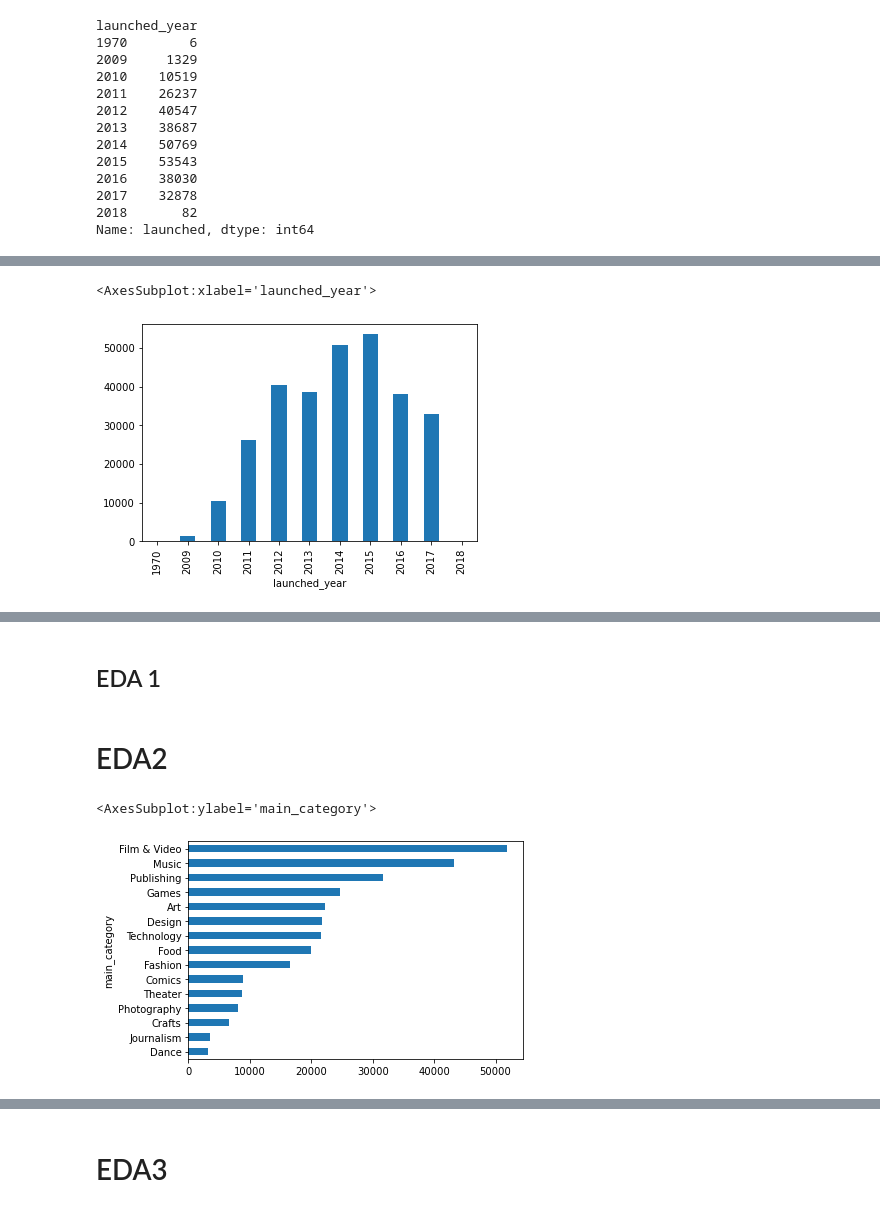
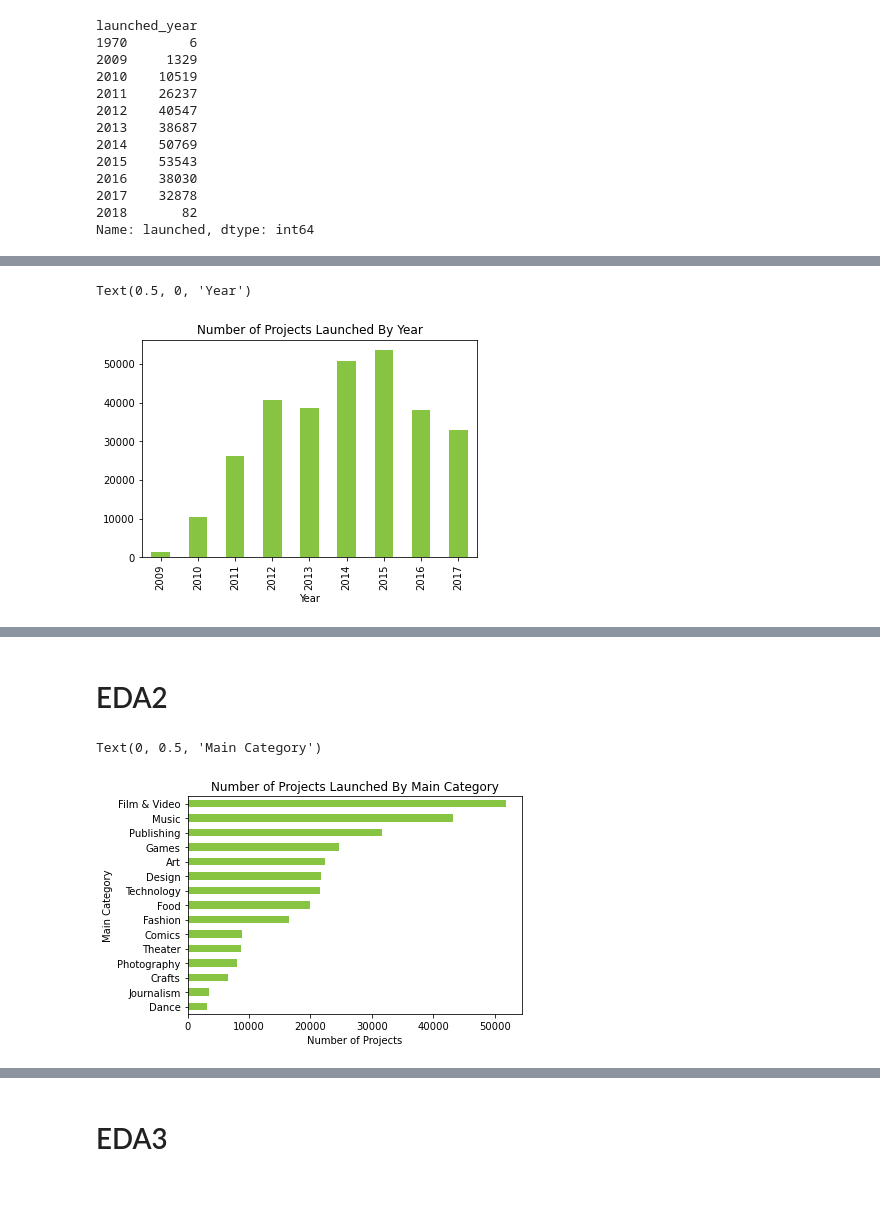
Before and after one commit to TheAidanAu/kickstarter, a Jupyter notebook: EDA2_Kickstaerter.ipynb, the cells around one changed output, grey strips where cells are left out. Cells and saved outputs as stored; diff of their text form; code cells hidden in the pictures.

Commit message:
adding more graphs for EDA and an output of success and failure rate

```diff
--- a/EDA2_Kickstaerter.ipynb
+++ b/EDA2_Kickstaerter.ipynb
@@ -574,8 +600,10 @@ Name: launched, dtype: int64
 # %%
-num_projects_launched_per_year.plot(kind='bar')
+num_projects_launched_per_year[(num_projects_launched_per_year.index!=1970)&(num_projects_launched_per_year.index!=2018)].plot(kind='bar',color='#87c442')
+plt.title('Number of Projects Launched By Year')
+plt.xlabel('Year')
 # %% [output]
-<AxesSubplot:xlabel='launched_year'>
+Text(0.5, 0, 'Year')
-[figure, old version]
+[figure, new version]
 # %%
 df_us[df_us['launched_year']==2009].sort_values('launched').head(20)
 #full-year data from the year of 2009-2017
@@ -603,2 +627,0 @@ df_us['duration_in_days'].plot(kind='bar')
-# %% [markdown]
-## EDA 1
@@ -609,8 +630,11 @@ df_us['duration_in_days'].plot(kind='bar')
 # %%
 df_main_cat = df_us.groupby('main_category')['launched'].count()
 # df_main_cat.plot(kind='bar')
-df_main_cat.sort_values().plot(kind='barh')
+df_main_cat.sort_values().plot(kind='barh',color='#87c442')
+plt.title('Number of Projects Launched By Main Category')
+plt.xlabel('Number of Projects')
+plt.ylabel('Main Category')
 # %% [output]
-<AxesSubplot:ylabel='main_category'>
+Text(0, 0.5, 'Main Category')
-[figure, old version]
+[figure, new version]
 # %%
```
Also changed, not shown: parts of 89 cells of this notebook, 1 other file.
